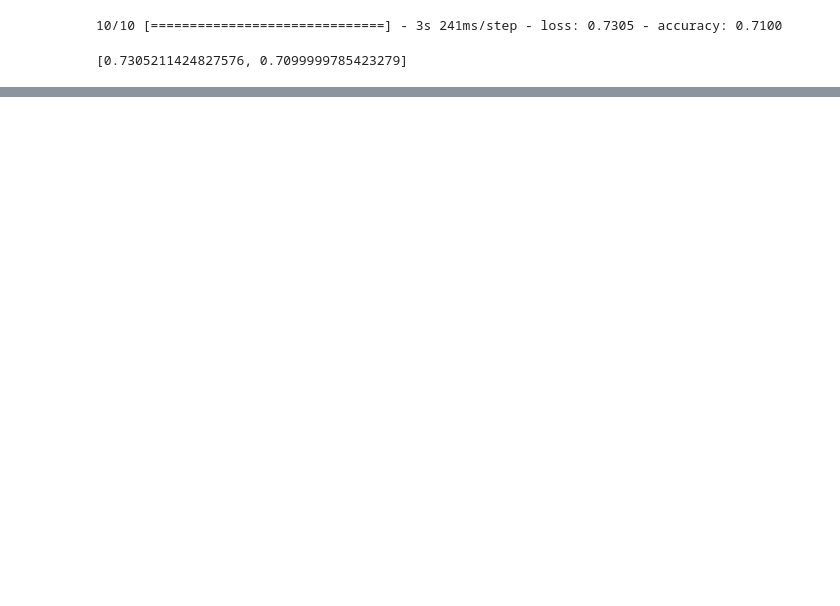
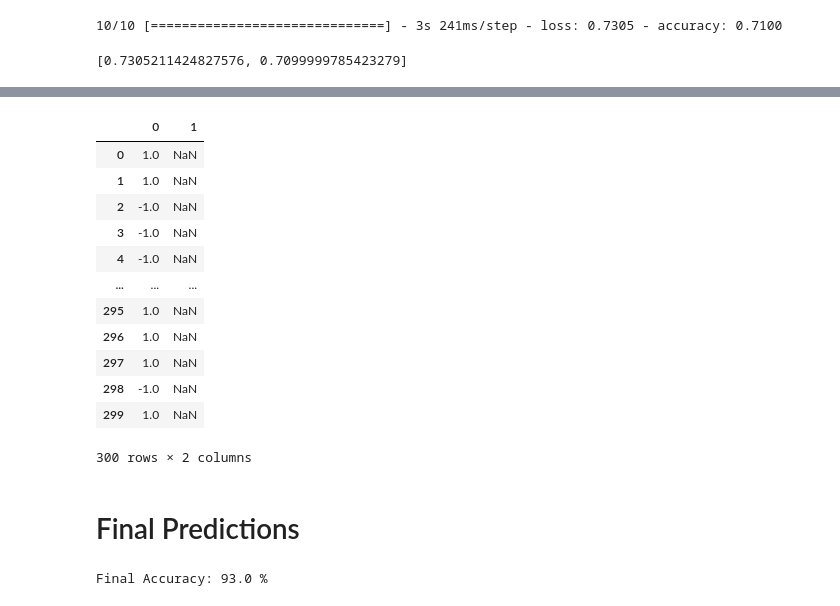
Before and after one commit to markkalaiji/GenderClassification, a Jupyter notebook: GenderClassification.ipynb, the cells around one changed output, grey strips where cells are left out. Drawn from its saved outputs; the diff is of its cells as text; code cells hidden in the pictures; blank space fills up the shorter version.

```diff
--- a/GenderClassification.ipynb
+++ b/GenderClassification.ipynb
@@ -847,0 +838,31 @@ score
+# %%
+# mode of all predictions per image
+final_predictions = predictions_df.mode(axis = 1)
+final_predictions
+
+# if value is 1, mode of all algorithms voted 'male' / if value is 0, mode of all algorithms voted 'female'
+# %% [output]
+|  | 0 | 1 |
+| 0 | 1.0 | NaN |
+| 1 | 1.0 | NaN |
+| 2 | -1.0 | NaN |
+| 3 | -1.0 | NaN |
+| 4 | -1.0 | NaN |
+| ... | ... | ... |
+| 295 | 1.0 | NaN |
+| 296 | 1.0 | NaN |
+| 297 | 1.0 | NaN |
+| 298 | -1.0 | NaN |
+| 299 | 1.0 | NaN |
+300 rows × 2 columns
+# %% [markdown]
+# Final Predictions
+# %%
+# calculate the accuracy all ml algos and cnn and voting
+from sklearn.metrics import accuracy_score
+accuracy_final = accuracy_score(y_test, final_predictions.iloc[:,0])
+print('Final Accuracy:', accuracy_final*100,'%')
+
+# wanted to combine everything but in the end xgb was superior our thought was by combing classic ml with deep learning we would get teh best result.
+# %% [output]
+Final Accuracy: 93.0 %
```
Also changed, not shown: parts of 10 cells of this notebook.
